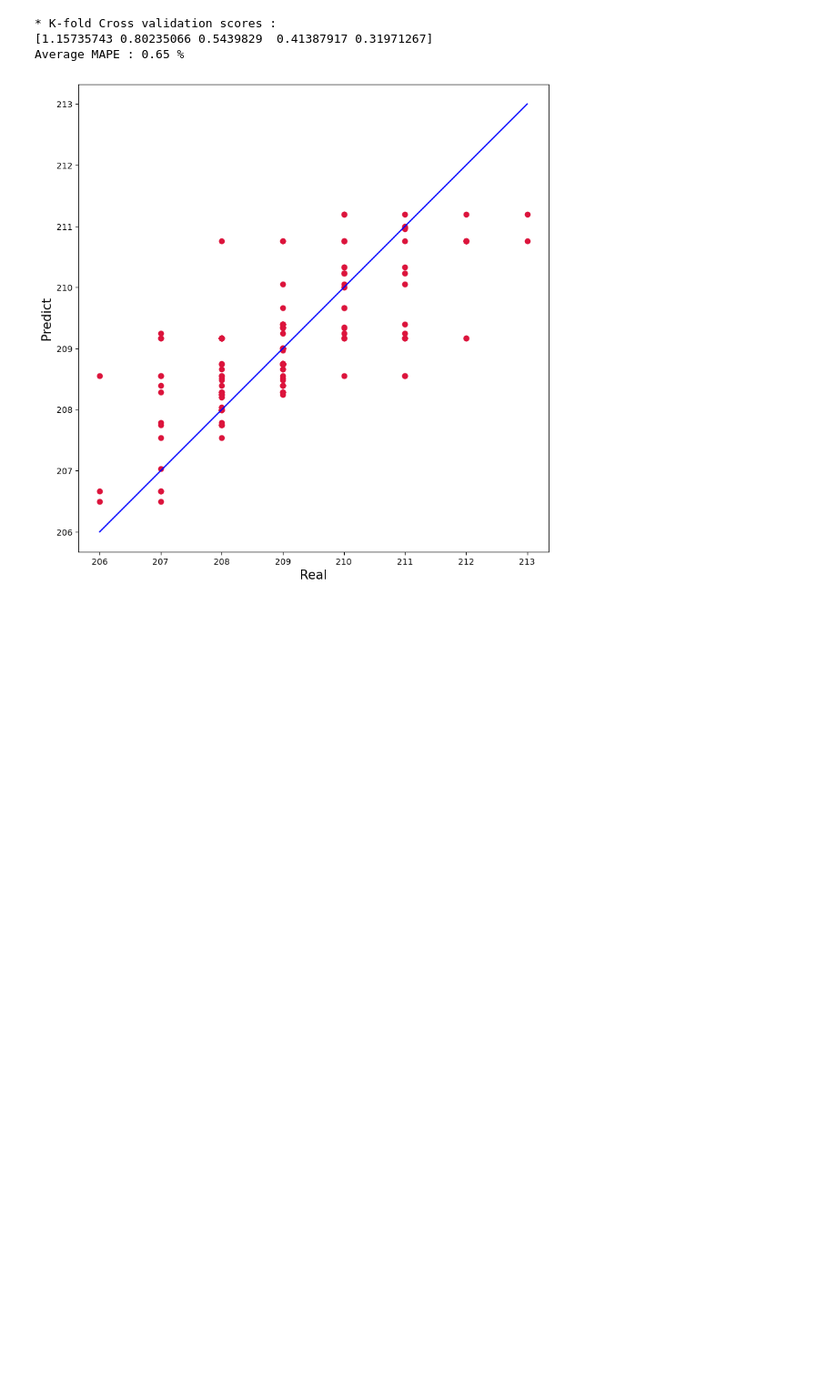
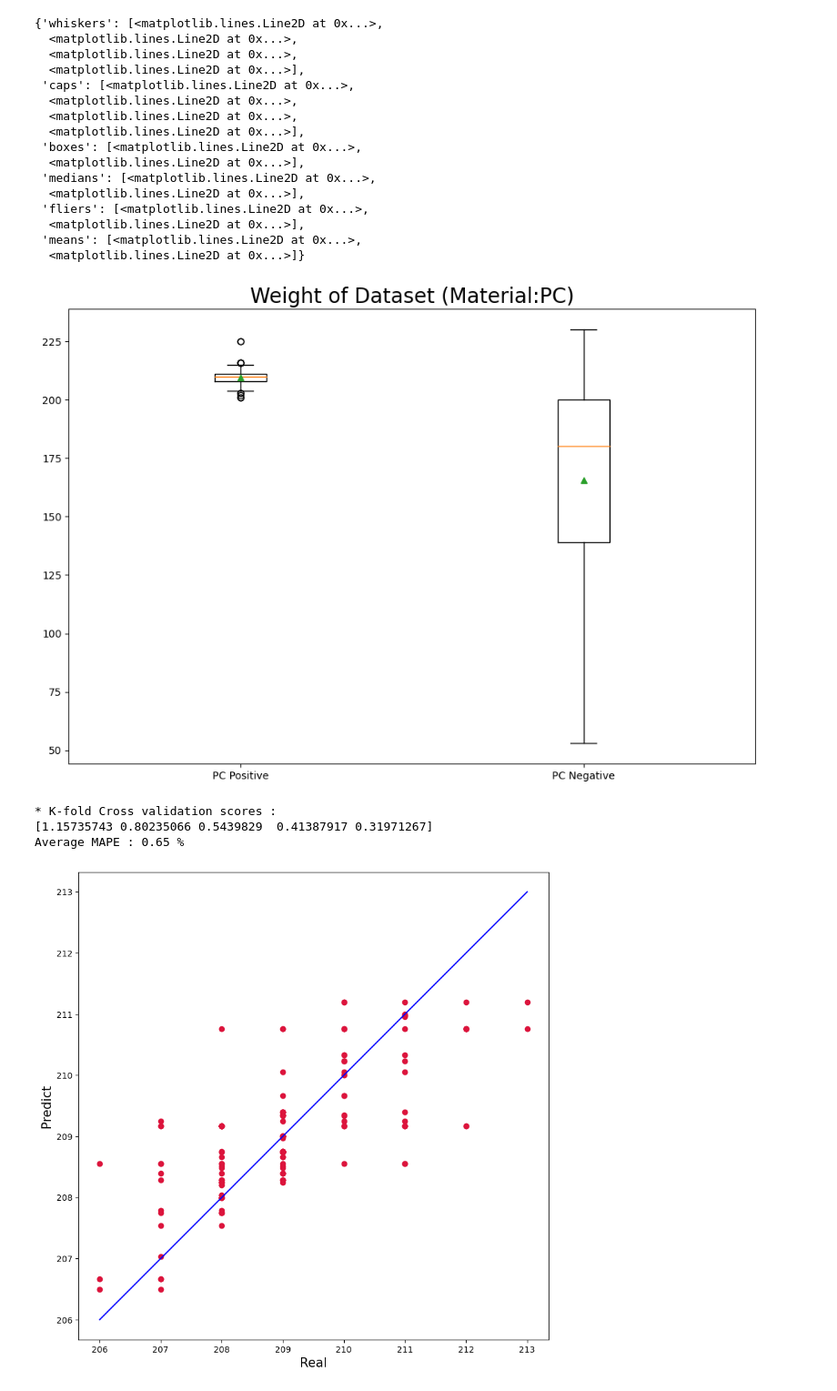
Before and after one commit to elecun/edgeml, a Jupyter notebook: applications/injection_mold/model_v1.ipynb, the cells around one changed output. Shown: that part at 91% size. Saved outputs shown, nothing was run; the diff lists cells and outputs as text; code cells hidden in the pictures; blank space fills up the shorter version.

```diff
--- a/applications/injection_mold/rf_v1.ipynb
+++ b/applications/injection_mold/model_v1.ipynb
@@ -54,3 +67,75 @@ Negative y :  761
+# %%
+'''
+IQR visualization of raw data for each material
+'''
+import matplotlib.pyplot as plt
+
+
+# for PC
+plt.figure(figsize=(12,8))
+plt.title("Weight of Dataset (Material:PC)", fontsize=20)
+plt.boxplot([pc_dataset_positive["weight"], pc_dataset_negative["weight"]], labels=['PC Positive', 'PC Negative'], showmeans=True)
+
+# for PA66
+plt.figure(figsize=(12,8))
+plt.title("Weight of Dataset (Material:PA66)", fontsize=20)
+plt.boxplot([pa66_dataset_positive["weight"], pa66_dataset_negative["weight"]], labels=['PA66 Positive', 'PA66 Negative'], showmeans=True)
+
+# ABS
+plt.figure(figsize=(12,8))
+plt.title("Weight of Dataset (Material:ABS)", fontsize=20)
+plt.boxplot([abs_dataset_positive["weight"], abs_dataset_negative["weight"]], labels=['ABS Positive', 'ABS Negative'], showmeans=True)
+
+# PCSMOG
+plt.figure(figsize=(12,8))
+plt.title("Weight of Dataset (Material:PCSMOG)", fontsize=20)
+plt.boxplot([pcsmog_dataset_positive["weight"], pcsmog_dataset_negative["weight"]], labels=['PCSMOG Positive', 'PCSMOG Negative'], showmeans=True)
+
+# TPU
+plt.figure(figsize=(12,8))
+plt.title("Weight of Dataset (Material:TPU)", fontsize=20)
+plt.boxplot([tpu_dataset_positive["weight"], tpu_dataset_negative["weight"]], labels=['TPU Positive', 'TPU Negative'], showmeans=True)
+
+
+
+
+
+# Box-whisker Plot for positive data distribution visualization
+# plt.figure(figsize=(12,8))
+# plt.title("Weight of Positive Dataset")
+# box = plt.boxplot([pc_dataset_positive["weight"], pa66_dataset_positive["weight"], abs_dataset_positive["weight"], pcsmog_dataset_positive["weight"], tpu_dataset_positive["weight"]], labels=['PC', 'PA66', 'ABS', 'PCSMOG', 'TPU'], showmeans=True)
+
+# Box-whisker Plot for positive data distribution visualization
+# plt.figure(figsize=(12,8))
+# plt.title("Weight of Negative Dataset")
+# box = plt.boxplot([pc_dataset_negative["weight"], pa66_dataset_negative["weight"], abs_dataset_negative["weight"], pcsmog_dataset_negative["weight"], tpu_dataset_negative["weight"]], labels=['PC', 'PA66', 'ABS', 'PCSMOG', 'TPU'], showmeans=True)
+
+# show numbers
+# whiskers = [item.get_ydata() for item in box['whiskers']]
+# medians = [item.get_ydata() for item in box['medians']]
+# fliers = [item.get_ydata() for item in box['fliers']]
+
+# print('whiskers:', whiskers)
+# print('medians:', medians)
+# print('fliers:', fliers)
+# %% [output]
+{'whiskers': [<matplotlib.lines.Line2D at 0x...>,
+  <matplotlib.lines.Line2D at 0x...>,
+  <matplotlib.lines.Line2D at 0x...>,
+  <matplotlib.lines.Line2D at 0x...>],
+ 'caps': [<matplotlib.lines.Line2D at 0x...>,
+  <matplotlib.lines.Line2D at 0x...>,
+  <matplotlib.lines.Line2D at 0x...>,
+  <matplotlib.lines.Line2D at 0x...>],
+ 'boxes': [<matplotlib.lines.Line2D at 0x...>,
+  <matplotlib.lines.Line2D at 0x...>],
+ 'medians': [<matplotlib.lines.Line2D at 0x...>,
+  <matplotlib.lines.Line2D at 0x...>],
+ 'fliers': [<matplotlib.lines.Line2D at 0x...>,
+  <matplotlib.lines.Line2D at 0x...>],
+ 'means': [<matplotlib.lines.Line2D at 0x...>,
+  <matplotlib.lines.Line2D at 0x...>]}
+[figure, added]
 # %%
 X_train, X_test, y_train, y_test = train_test_split(positive_X, np.ravel(positive_y), test_size=0.33, shuffle=True)
 model = RandomForestRegressor(max_depth=10, max_features=5, oob_score=False, bootstrap=False).fit(X_train, y_train)
```
Also changed, not shown: parts of 3 cells of this notebook, 4 other files.
